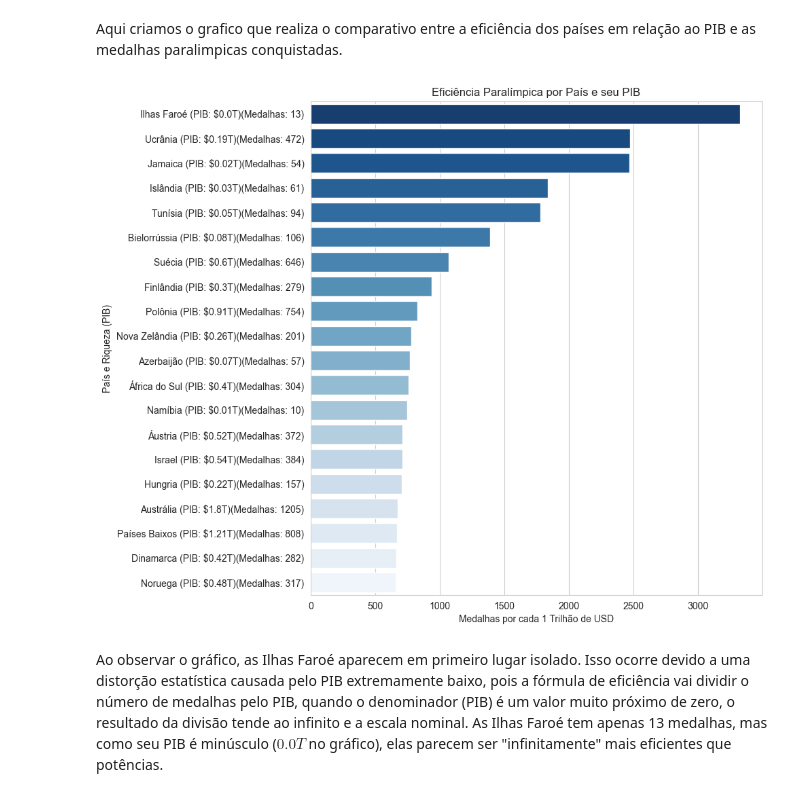
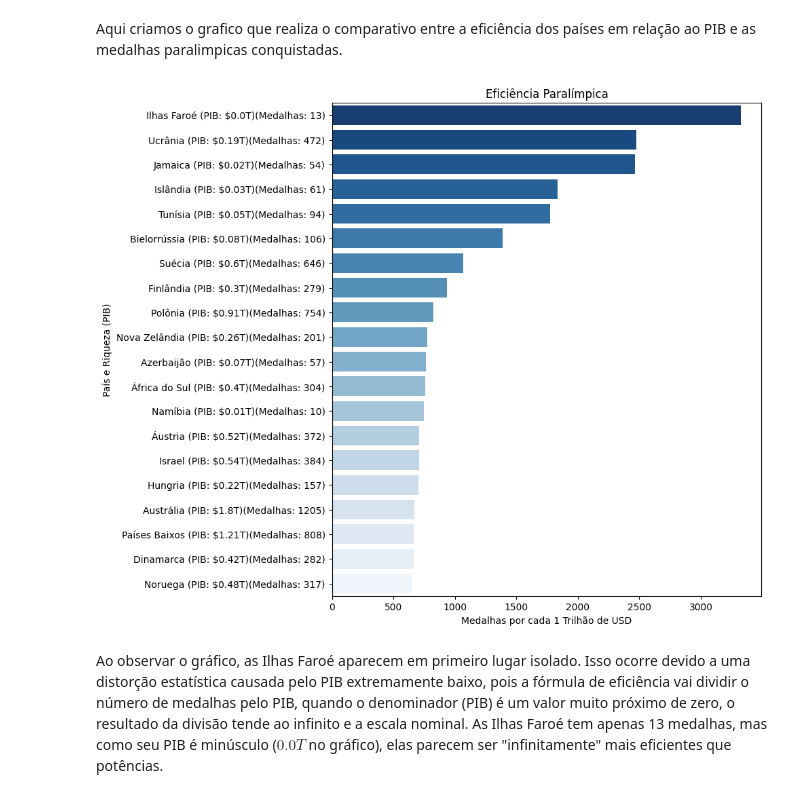
Before and after one commit to ClaraCaldas/Projeto-ICD, a Jupyter notebook: RELATORIO.ipynb, the cells around one changed output. Cells and saved outputs as stored; diff of their text form; code cells hidden in the pictures.

```diff
--- a/RELATORIO.ipynb
+++ b/RELATORIO.ipynb
@@ -809,26 +809,26 @@ Aqui criamos o grafico que realiza o comparativo entre a eficiência dos países
 # %%
 df_ranking = df_analise_socioeconomica.nlargest(20, 'Eficiencia_Para')
 df_ranking['Pais_com_PIB'] = df_ranking['País'] + " (PIB: $" + (df_ranking['PIB_Numerico'] / 1e12).round(2).astype(str) + "T)" + "(Medalhas: " + df_ranking['Total_Paralimpico'].astype(int).astype(str) + ")"
 
 plt.figure(figsize=(10, 8))
 
 sns.barplot(
     data=df_ranking,
     x='Eficiencia_Para',
     y='Pais_com_PIB',
     hue='País',
     palette='Blues_r',
     legend=False
 )
 
 plt.tight_layout()
 
-plt.title('Eficiência Paralímpica por País e seu PIB')
+plt.title('Eficiência Paralímpica')
 plt.xlabel('Medalhas por cada 1 Trilhão de USD')
 plt.ylabel('País e Riqueza (PIB)')
 plt.show()
 # %% [output]
-[figure, old version]
+[figure, new version]
 # %% [markdown]
 Ao observar o gráfico, as Ilhas Faroé aparecem em primeiro lugar isolado. Isso ocorre devido a uma distorção estatística causada pelo PIB extremamente baixo, pois a fórmula de eficiência vai dividir o número de medalhas pelo PIB, quando o denominador (PIB) é um valor muito próximo de zero, o resultado da divisão tende ao infinito e a escala nominal. As Ilhas Faroé tem apenas 13 medalhas, mas como seu PIB é minúsculo ($0.0T$ no gráfico), elas parecem ser "infinitamente" mais eficientes que potências.
 # %% [markdown]
```
Also changed, not shown: parts of 5 cells of this notebook.
